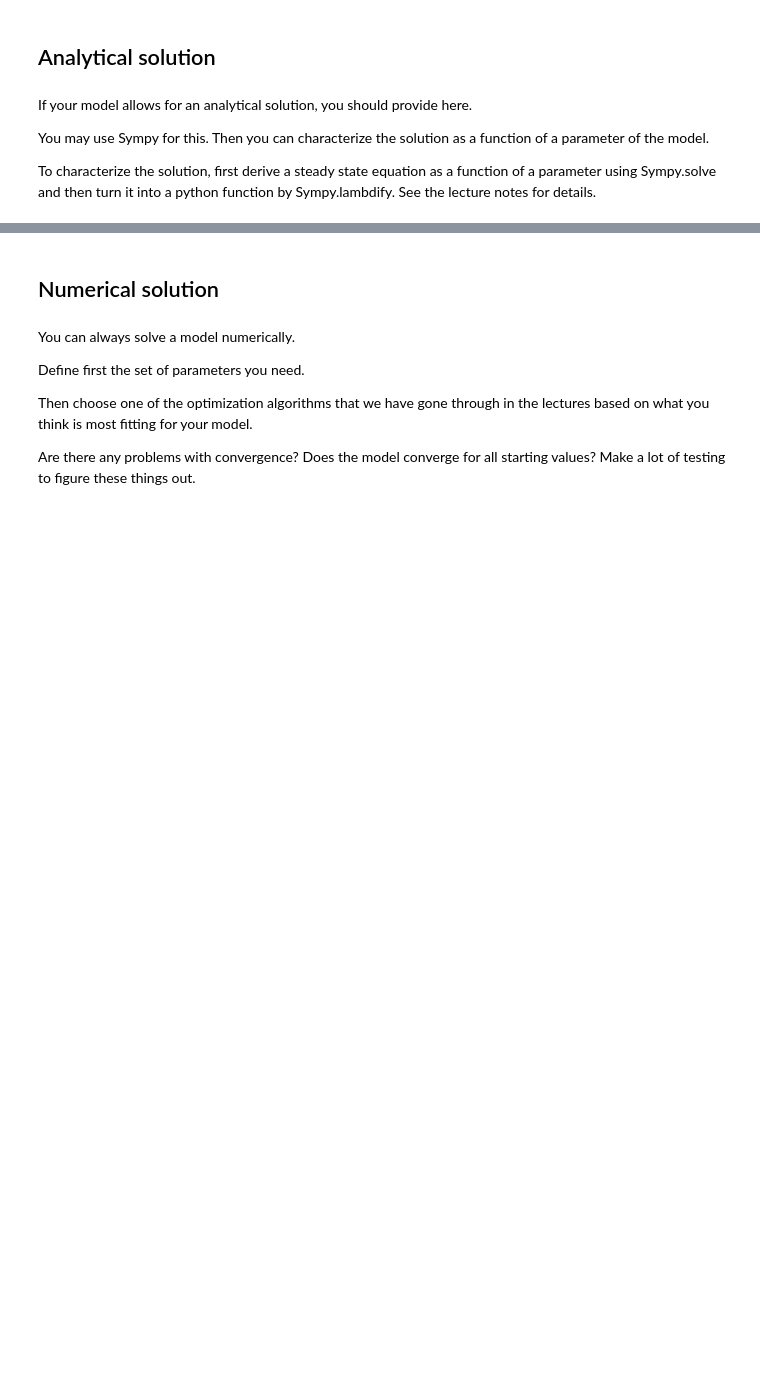
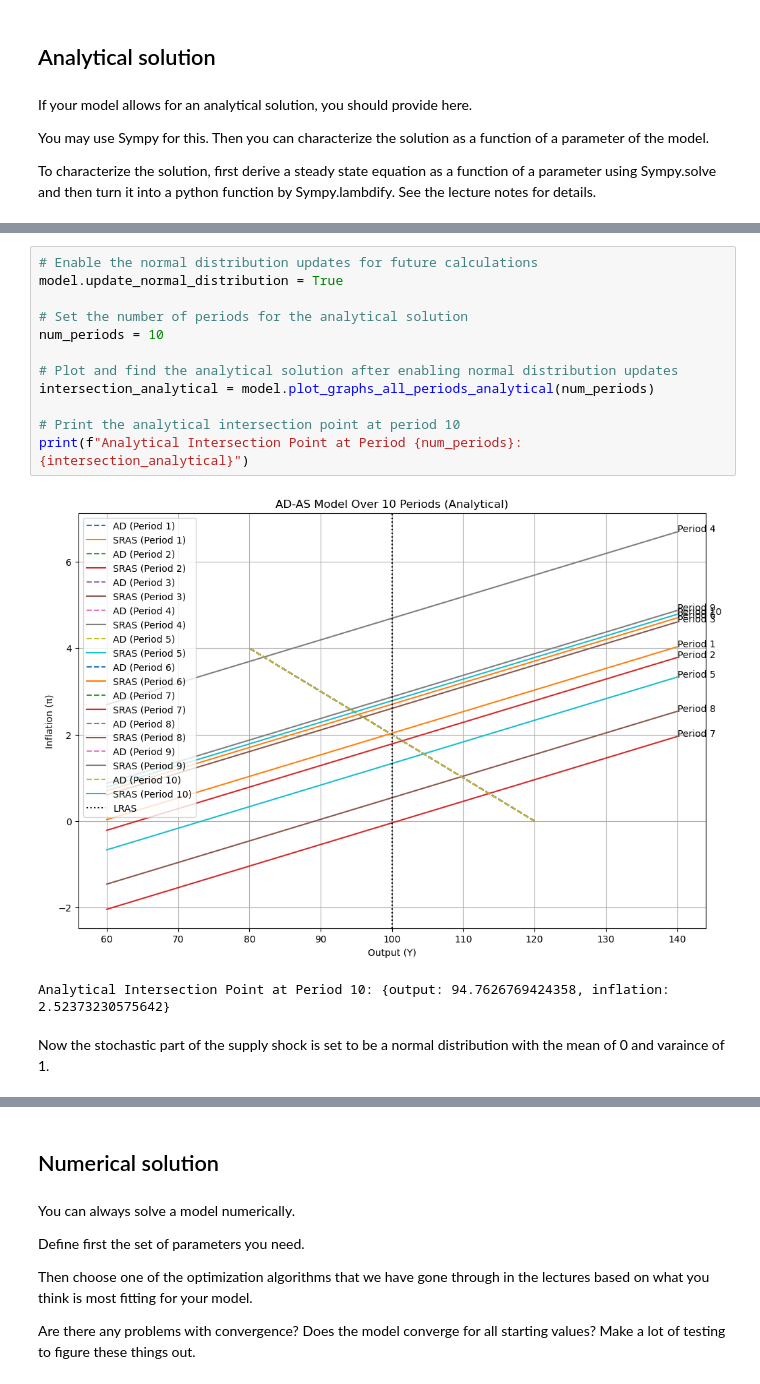
Before and after one commit to NumEconCopenhagen/projects-2024-maltheogpeter, a Jupyter notebook: modelproject/modelproject.ipynb, the cells around one changed output, grey strips where cells are left out. Cells and saved outputs as stored; diff of their text form; blank space fills up the shorter version.

```diff
--- a/modelproject/modelproject.ipynb
+++ b/modelproject/modelproject.ipynb
@@ -62,0 +61,17 @@ model.plot_graph()
+# %%
+# Enable the normal distribution updates for future calculations
+model.update_normal_distribution = True
+
+# Set the number of periods for the analytical solution
+num_periods = 10
+
+# Plot and find the analytical solution after enabling normal distribution updates
+intersection_analytical = model.plot_graphs_all_periods_analytical(num_periods)
+
+# Print the analytical intersection point at period 10
+print(f"Analytical Intersection Point at Period {num_periods}: {intersection_analytical}")
+# %% [output]
+[figure, added]
+Analytical Intersection Point at Period 10: {output: 94.7626769424358, inflation: 2.52373230575642}
+# %% [markdown]
+Now the stochastic part of the supply shock is set to be a normal distribution with the mean of 0 and varaince of 1.
```
Also changed, not shown: parts of 6 cells of this notebook, 1 other file.
